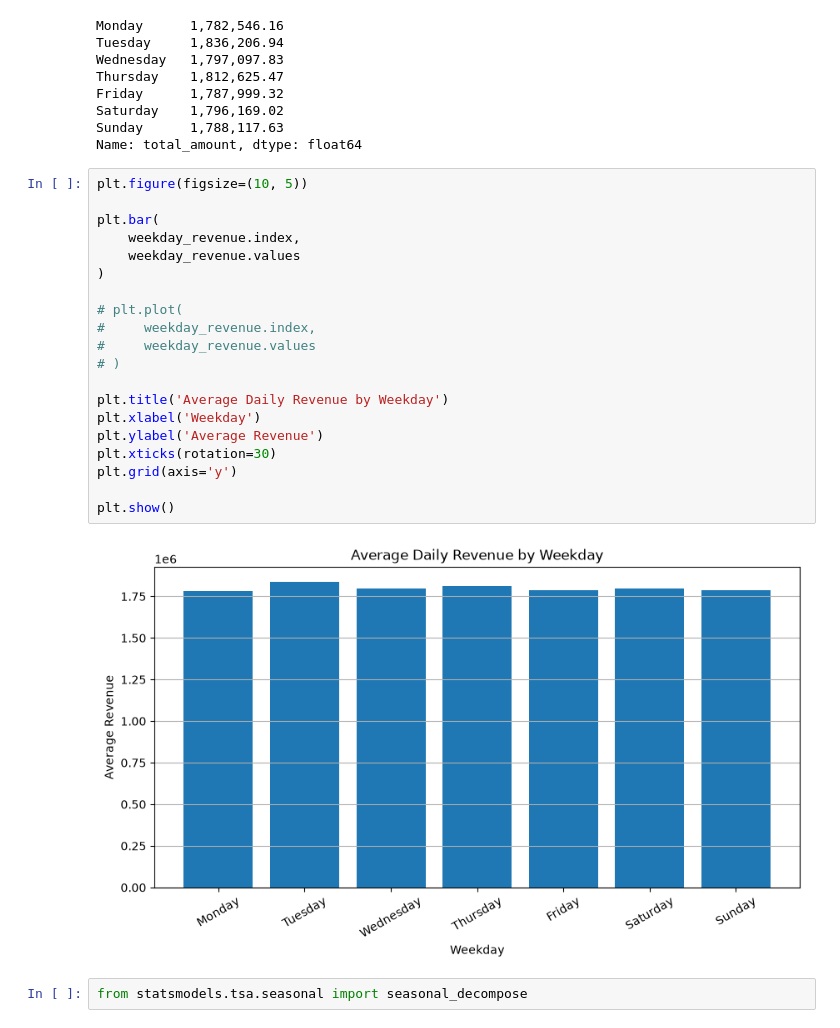
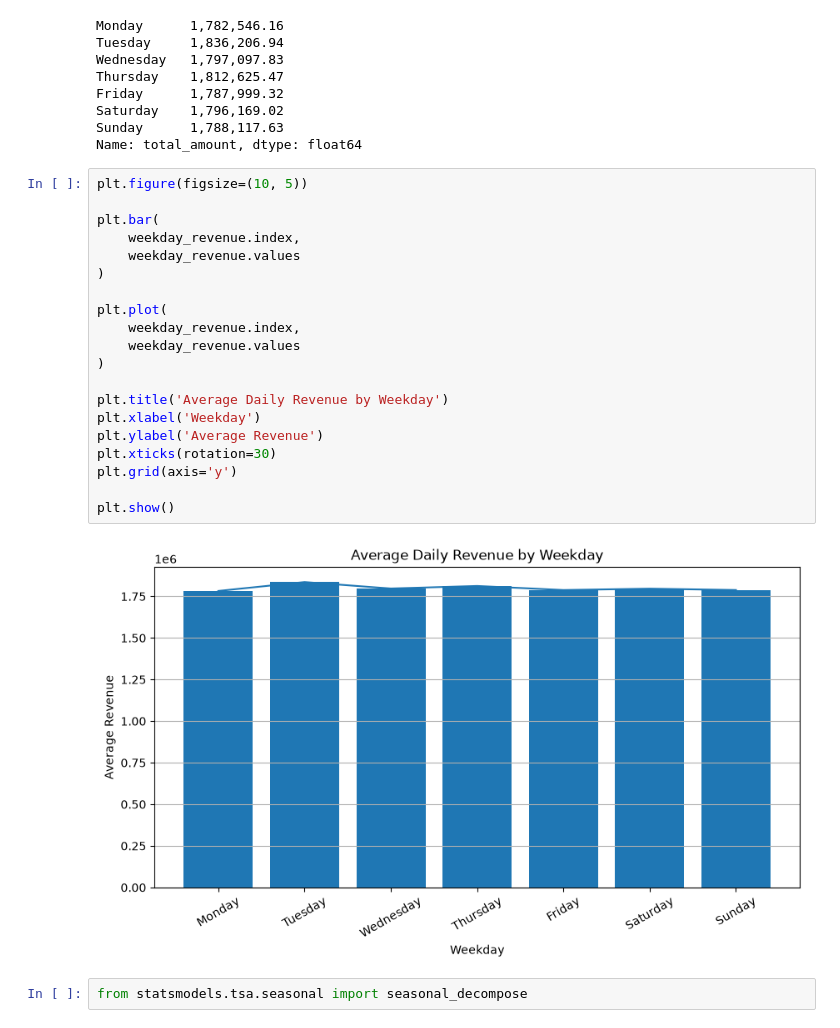
Before and after one commit to piyush8769/messy-ecommerce-analytics-dataset, a Jupyter notebook: Module_3_Data_Transformation.ipynb, the cells around one changed output. Saved outputs shown, nothing was run; the diff lists cells and outputs as text.

```diff
--- a/Module_3_Data_Transformation.ipynb
+++ b/Module_3_Data_Transformation.ipynb
@@ -2421,25 +2421,25 @@ Name: total_amount, dtype: float64
 # %%
 plt.figure(figsize=(10, 5))
 
 plt.bar(
     weekday_revenue.index,
     weekday_revenue.values
 )
 
-# plt.plot(
-#     weekday_revenue.index,
-#     weekday_revenue.values
-# )
+plt.plot(
+    weekday_revenue.index,
+    weekday_revenue.values
+)
 
 plt.title('Average Daily Revenue by Weekday')
 plt.xlabel('Weekday')
 plt.ylabel('Average Revenue')
 plt.xticks(rotation=30)
 plt.grid(axis='y')
 
 plt.show()
 # %% [output]
-[figure, old version]
+[figure, new version]
 # %%
 from statsmodels.tsa.seasonal import seasonal_decompose
 # %%
```
Also changed, not shown: parts of 3 cells of this notebook.
